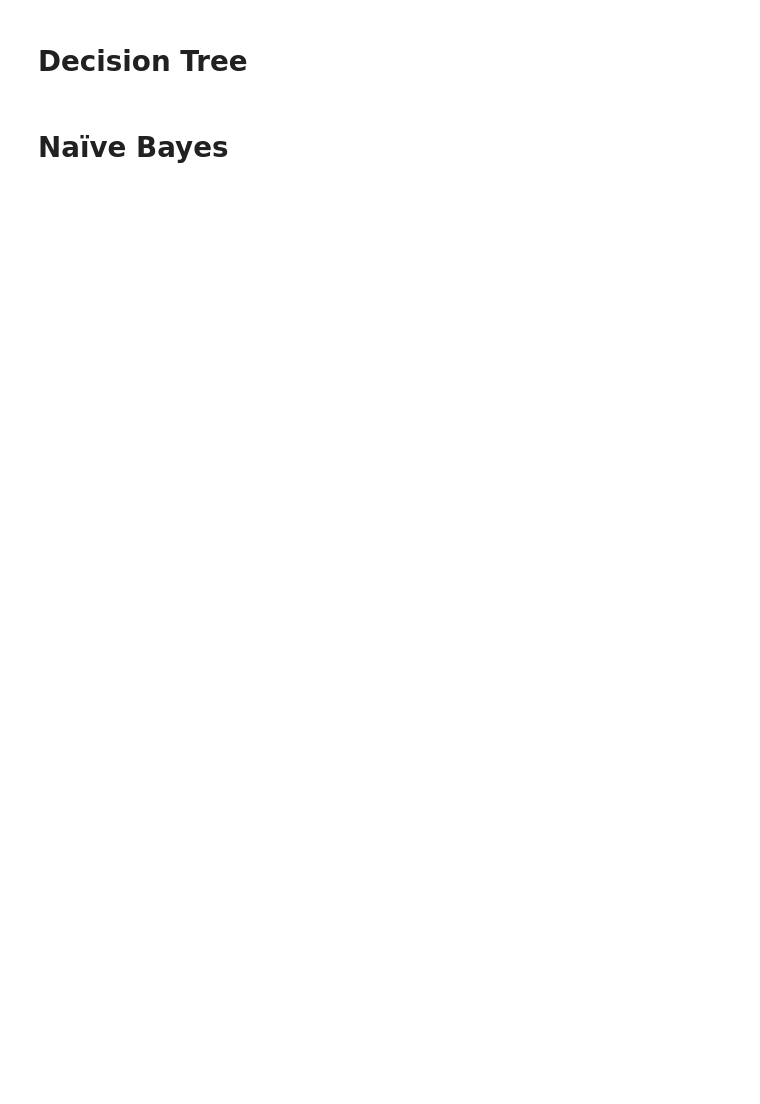
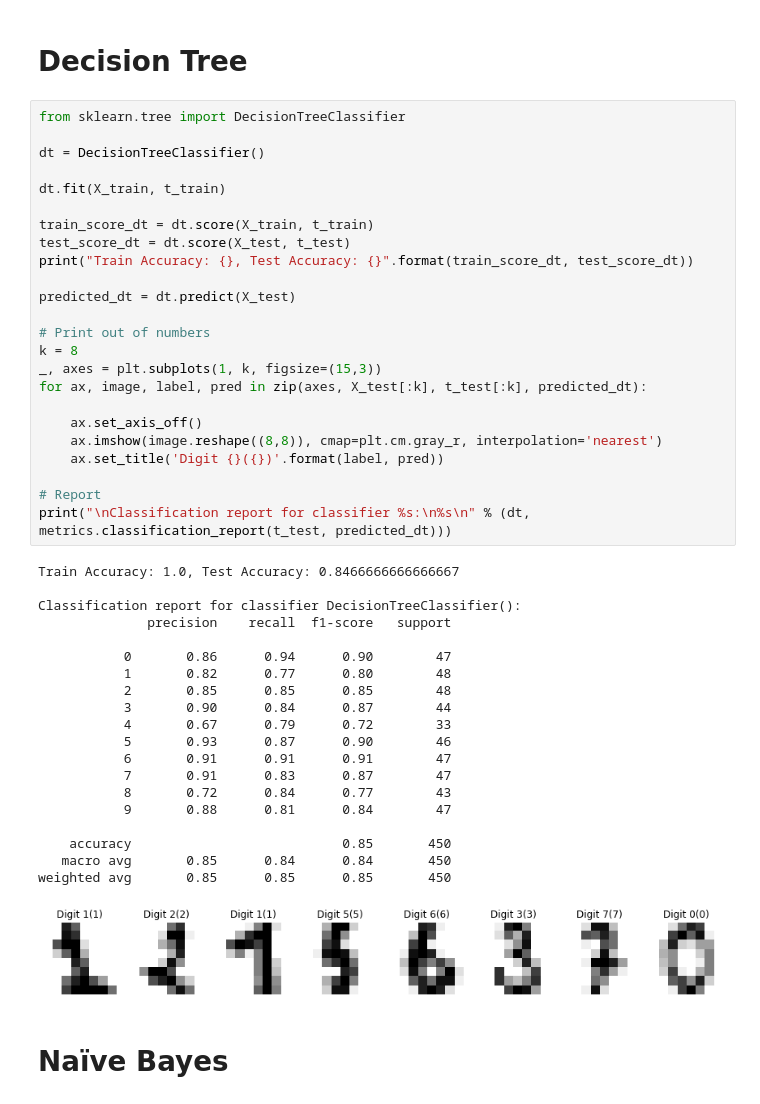
Before and after one commit to rconforti97/ITCS5156-Project, a Jupyter notebook: Conforti - Project.ipynb, the cells around one changed output. Cells and saved outputs as stored; diff of their text form; blank space fills up the shorter version.

```diff
--- a/Conforti - Project.ipynb
+++ b/Conforti - Project.ipynb
@@ -94,4 +133,49 @@ weighted avg       0.96      0.96      0.96       899
 # %% [markdown]
 # Decision Tree
+# %%
+from sklearn.tree import DecisionTreeClassifier
+
+dt = DecisionTreeClassifier()
+
+dt.fit(X_train, t_train)
+
+train_score_dt = dt.score(X_train, t_train)
+test_score_dt = dt.score(X_test, t_test)
+print("Train Accuracy: {}, Test Accuracy: {}".format(train_score_dt, test_score_dt))
+
+predicted_dt = dt.predict(X_test)
+
+# Print out of numbers
+k = 8
+_, axes = plt.subplots(1, k, figsize=(15,3))
+for ax, image, label, pred in zip(axes, X_test[:k], t_test[:k], predicted_dt):
+
+    ax.set_axis_off()
+    ax.imshow(image.reshape((8,8)), cmap=plt.cm.gray_r, interpolation='nearest')
+    ax.set_title('Digit {}({})'.format(label, pred))
+
+# Report
+print("\nClassification report for classifier %s:\n%s\n" % (dt, metrics.classification_report(t_test, predicted_dt)))
+# %% [output]
+Train Accuracy: 1.0, Test Accuracy: 0.8466666666666667
+
+Classification report for classifier DecisionTreeClassifier():
+              precision    recall  f1-score   support
+
+           0       0.86      0.94      0.90        47
+           1       0.82      0.77      0.80        48
+           2       0.85      0.85      0.85        48
+           3       0.90      0.84      0.87        44
+           4       0.67      0.79      0.72        33
+           5       0.93      0.87      0.90        46
+           6       0.91      0.91      0.91        47
+           7       0.91      0.83      0.87        47
+           8       0.72      0.84      0.77        43
+           9       0.88      0.81      0.84        47
+
+    accuracy                           0.85       450
+   macro avg       0.85      0.84      0.84       450
+weighted avg       0.85      0.85      0.85       450
+[figure, added]
 # %% [markdown]
 # Naïve Bayes
```
Also changed, not shown: parts of 15 cells of this notebook.
